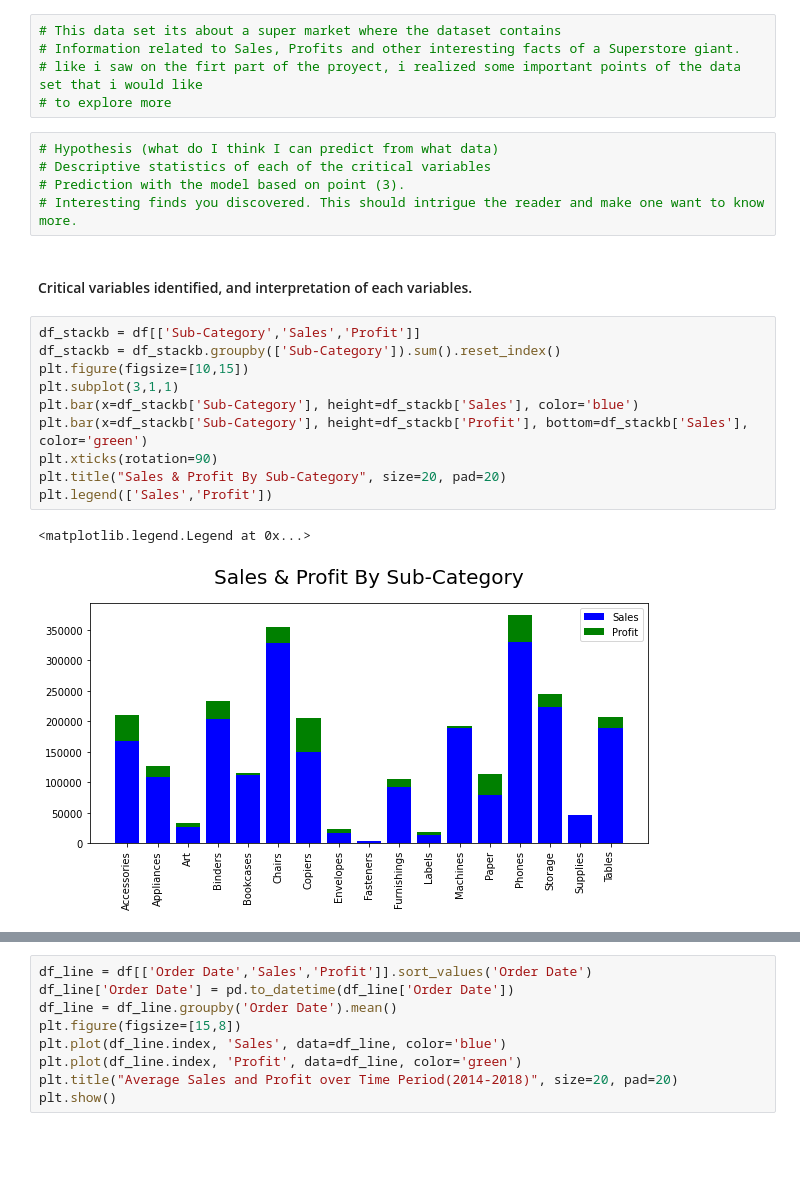
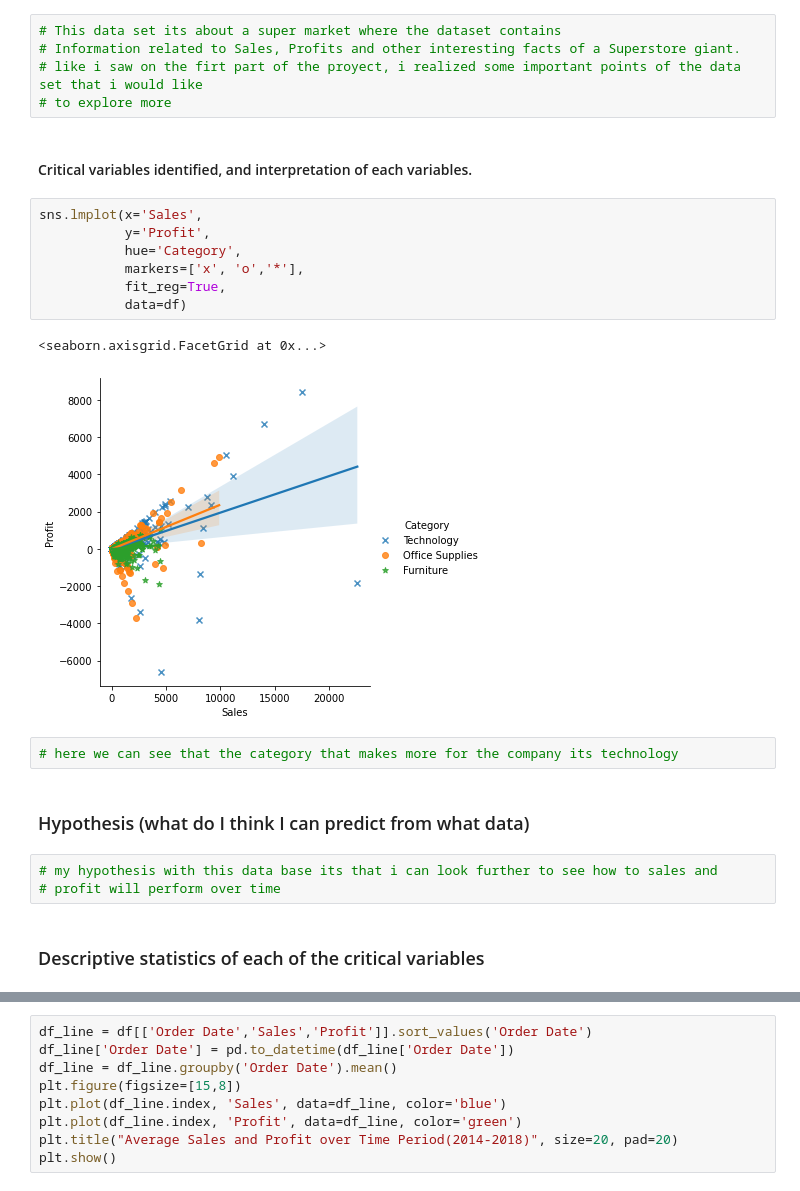
Before and after one commit to Caavalos/DMEGADE3, a Jupyter notebook: MidTerm.ipynb, the cells around one changed output, grey strips where cells are left out. Saved outputs shown, nothing was run; the diff lists cells and outputs as text; blank space fills up the shorter version.

```diff
--- a/MidTerm.ipynb
+++ b/MidTerm.ipynb
@@ -158,23 +152,24 @@ plt.legend(['Sales','Profit'])
 # Information related to Sales, Profits and other interesting facts of a Superstore giant.
 # like i saw on the firt part of the proyect, i realized some important points of the data set that i would like
 # to explore more
-# %%
-# Hypothesis (what do I think I can predict from what data)
-# Descriptive statistics of each of the critical variables
-# Prediction with the model based on point (3).
-# Interesting finds you discovered. This should intrigue the reader and make one want to know more.
 # %% [markdown]
 #### Critical variables identified, and interpretation of each variables.
-# %%
-df_stackb = df[['Sub-Category','Sales','Profit']]
-df_stackb = df_stackb.groupby(['Sub-Category']).sum().reset_index()
-plt.figure(figsize=[10,15])
-plt.subplot(3,1,1)
-plt.bar(x=df_stackb['Sub-Category'], height=df_stackb['Sales'], color='blue')
-plt.bar(x=df_stackb['Sub-Category'], height=df_stackb['Profit'], bottom=df_stackb['Sales'], color='green')
-plt.xticks(rotation=90)
-plt.title("Sales & Profit By Sub-Category", size=20, pad=20)
-plt.legend(['Sales','Profit'])
-# %% [output]
-<matplotlib.legend.Legend at 0x...>
-[figure, removed]
+# %%
+sns.lmplot(x='Sales',
+           y='Profit',
+           hue='Category',
+           markers=['x', 'o','*'],
+           fit_reg=True,
+           data=df)
+# %% [output]
+<seaborn.axisgrid.FacetGrid at 0x...>
+[figure, added]
+# %%
+# here we can see that the category that makes more for the company its technology
+# %% [markdown]
+### Hypothesis (what do I think I can predict from what data)
+# %%
+# my hypothesis with this data base its that i can look further to see how to sales and
+# profit will perform over time
+# %% [markdown]
+### Descriptive statistics of each of the critical variables
```
Also changed, not shown: parts of 16 cells of this notebook.
